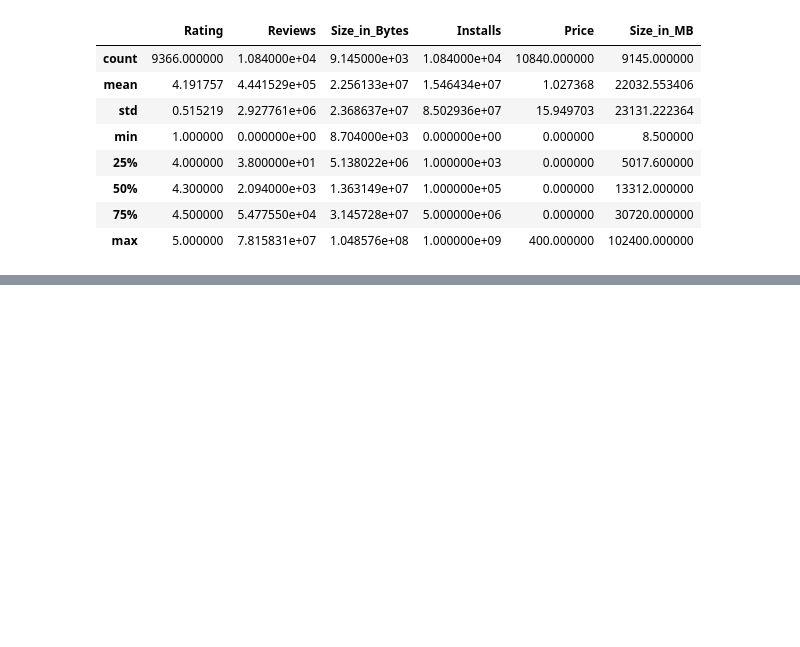
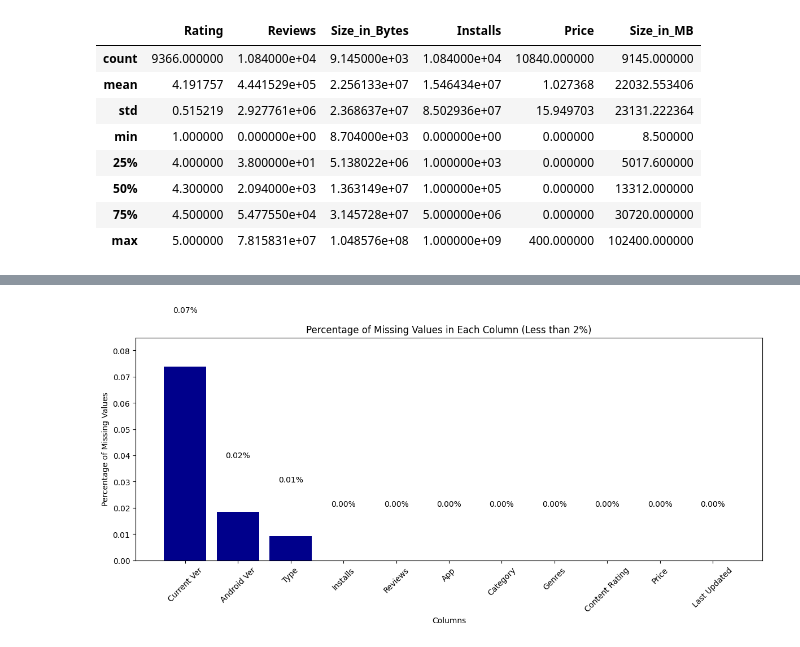
Before and after one commit to ejazurrehman/EDA_Google_Play_Store_App, a Jupyter notebook: eda_google_playstore_app.ipynb, the cells around one changed output, grey strips where cells are left out. Saved outputs shown, nothing was run; the diff lists cells and outputs as text; code cells hidden in the pictures; blank space fills up the shorter version.

```diff
--- a/eda_google_playstore_app.ipynb
+++ b/eda_google_playstore_app.ipynb
@@ -468,0 +536,31 @@ df.describe()
+# %%
+import matplotlib.pyplot as plt
+
+# Calculate missing value percentages
+missing = df.isnull().mean().sort_values(ascending=False) * 100
+
+# Filter for columns with less than 2% missing data
+missing_filtered = missing[missing < 2]
+
+# Plot
+plt.figure(figsize=(12, 6))
+bars = plt.bar(missing_filtered.index, missing_filtered.values, color='darkblue')
+
+# Set y-axis limit with padding (10% more than max)
+plt.ylim(0, missing_filtered.max() * 1.15)
+
+# Add data labels on top of bars
+for bar in bars:
+    height = bar.get_height()
+    plt.text(bar.get_x() + bar.get_width() / 2, height + 0.02, f'{height:.2f}%',
+             ha='center', va='bottom', fontsize=10)
+
+# Customize plot
+plt.title('Percentage of Missing Values in Each Column (Less than 2%)')
+plt.xlabel('Columns')
+plt.ylabel('Percentage of Missing Values')
+plt.xticks(rotation=45)
+plt.tight_layout()
+plt.show()
+# %% [output]
+[figure, added]
```
Also changed, not shown: parts of 5 cells of this notebook.
